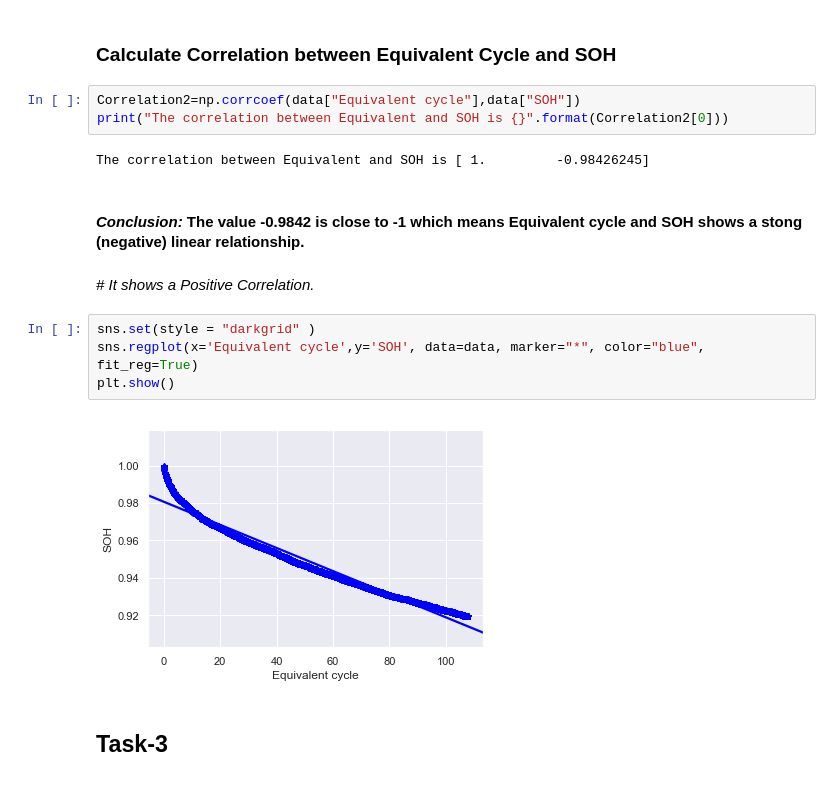
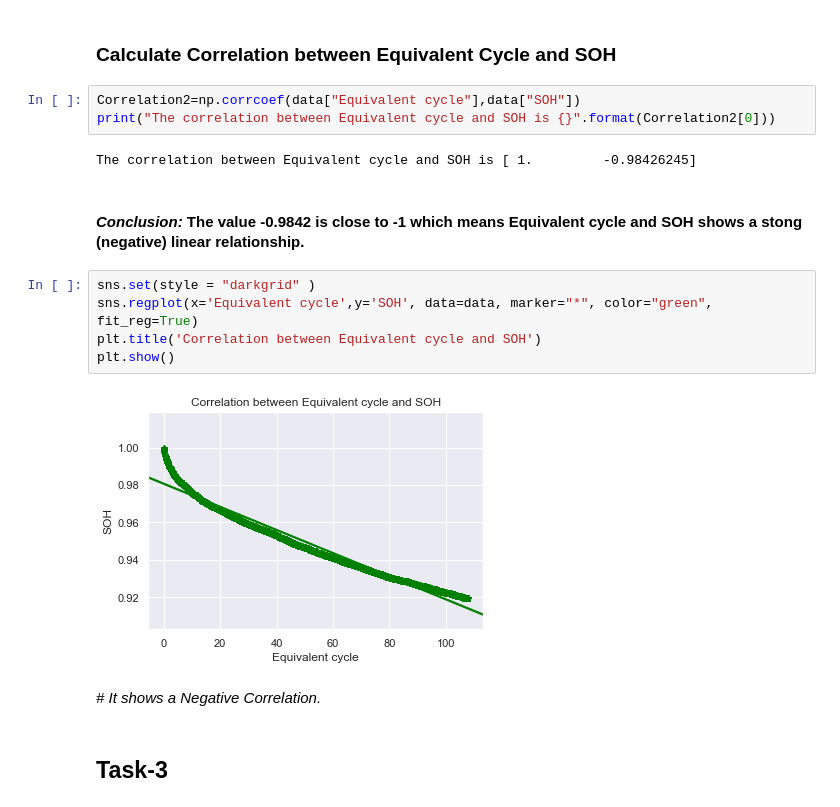
Before and after one commit to nehaa139/Assignment-for-Data-Analyst, a Jupyter notebook: IonEnergy_Assignment.ipynb, the cells around one changed output. Drawn from its saved outputs; the diff is of its cells as text.

```diff
--- a/IonEnergy_Assignment.ipynb
+++ b/IonEnergy_Assignment.ipynb
@@ -82,19 +68,20 @@ plt.show()
 ### Calculate Correlation between Equivalent Cycle and SOH
 # %%
 Correlation2=np.corrcoef(data["Equivalent cycle"],data["SOH"])
-print("The correlation between Equivalent and SOH is {}".format(Correlation2[0]))
+print("The correlation between Equivalent cycle and SOH is {}".format(Correlation2[0]))
 # %% [output]
-The correlation between Equivalent and SOH is [ 1.         -0.98426245]
+The correlation between Equivalent cycle and SOH is [ 1.         -0.98426245]
 # %% [markdown]
 #### *Conclusion:* The value -0.9842 is close to -1 which means Equivalent cycle and SOH shows a stong (negative) linear relationship.
+# %%
+sns.set(style = "darkgrid" )
+sns.regplot(x='Equivalent cycle',y='SOH', data=data, marker="*", color="green", fit_reg=True)
+plt.title('Correlation between Equivalent cycle and SOH')
+plt.show()
+# %% [output]
+[figure, added]
 # %% [markdown]
-_# It shows a Positive Correlation._
+_# It shows a Negative Correlation._
-# %%
-sns.set(style = "darkgrid" )
-sns.regplot(x='Equivalent cycle',y='SOH', data=data, marker="*", color="blue", fit_reg=True)
-plt.show()
-# %% [output]
-[figure, removed]
 # %% [markdown]
 ## Task-3
 # %% [markdown]
```
Also changed, not shown: parts of 6 cells of this notebook.
